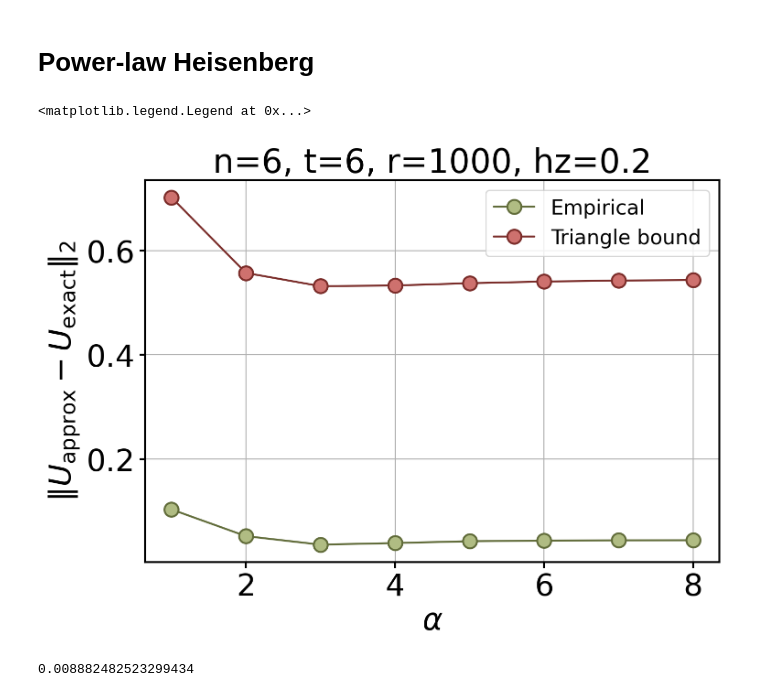
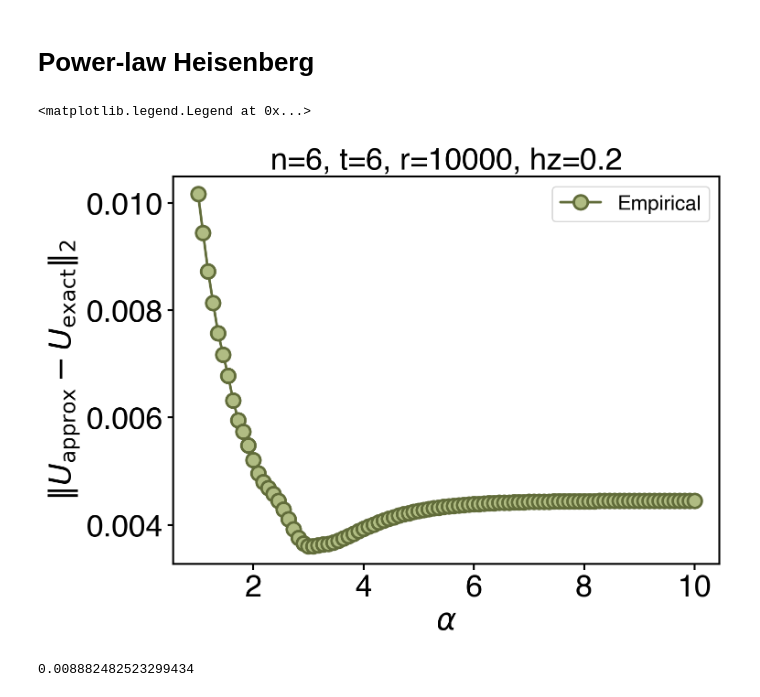
Before and after one commit to Jue-Xu/Interference-Trotter-Error, a Jupyter notebook: code/power_law.ipynb, the cells around one changed output. Drawn from its saved outputs; the diff is of its cells as text; code cells hidden in the pictures.

```diff
--- a/code/power_law.ipynb
+++ b/code/power_law.ipynb
@@ -16,36 +16,37 @@ prefix, suffix = "interference", "powlaw"
 # %%
 from quantum_simulation_recipe.spin import Power_Law
 from quantum_simulation_recipe.trotter import *
 from quantum_simulation_recipe.plot_config import *
 from quantum_simulation_recipe.bounds import tight_bound, interference_bound, norm, commutator
 
 n = 6
 hz = 0.2
-t, r = n, 1000
-alpha_list = [1, 2, 3, 4, 5, 6, 7, 8]
+t, r = n, 10000
+alpha_list = np.linspace(1, 10, 100)
+# alpha_list = [1, 2, 3, 4, 5, 6, 7, 8]
 error_list = []
 bound_list = []
 
 for alpha in alpha_list:
     pl = Power_Law(n, alpha, Jx=1, Jy=1, Jz=1, hz=hz)
     h_list = [term.to_matrix() for term in pl.ham_xyz]
     appro_U = pf(h_list, t, r, order=1)
     exact_U = expm(-1j * sum(h_list) * t)
     error = np.linalg.norm(appro_U - exact_U, ord=2)
     error_list.append(error)
     bound_list.append(tight_bound(h_list, 1, t, r))
 
 fig, ax = plt.subplots()
 ax.plot(alpha_list, error_list, 'o-', label='Empirical')
-ax.plot(alpha_list, bound_list, 'o-', label='Triangle bound')
+# ax.plot(alpha_list, bound_list, 'o-', label='Triangle bound')
 ax.set_xlabel(r"$\alpha$")
 ax.set_ylabel(r"$\|U_{\rm approx} - U_{\rm exact}\|_2$")
 ax.set_title(f'n={n}, t={t}, r={r}, hz={hz}')
 ax.legend()
 # ax.set_yscale('log')
 # %% [output]
 <matplotlib.legend.Legend at 0x...>
-[figure, old version]
+[figure, new version]
 # %%
 def Delta(H, R, h, T):
     r = 1000
```
Also changed, not shown: 1 other file.
